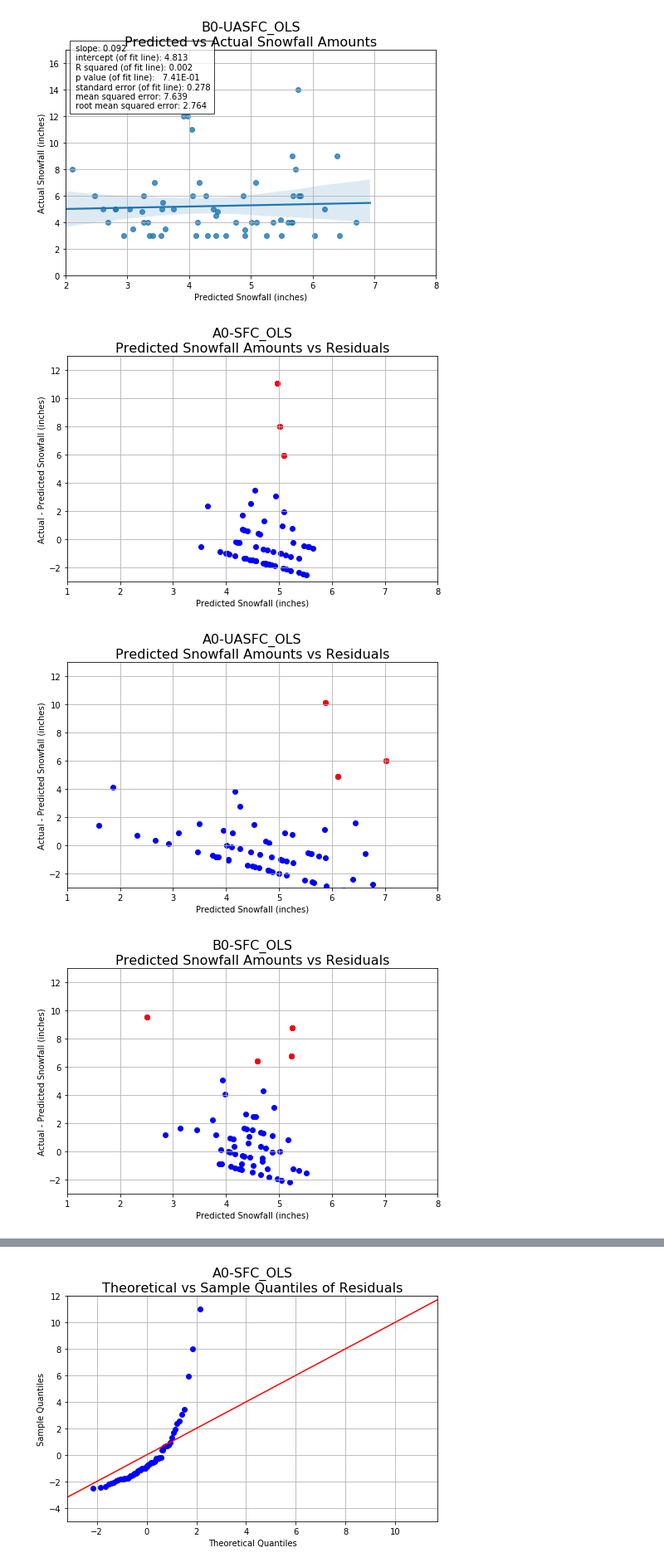
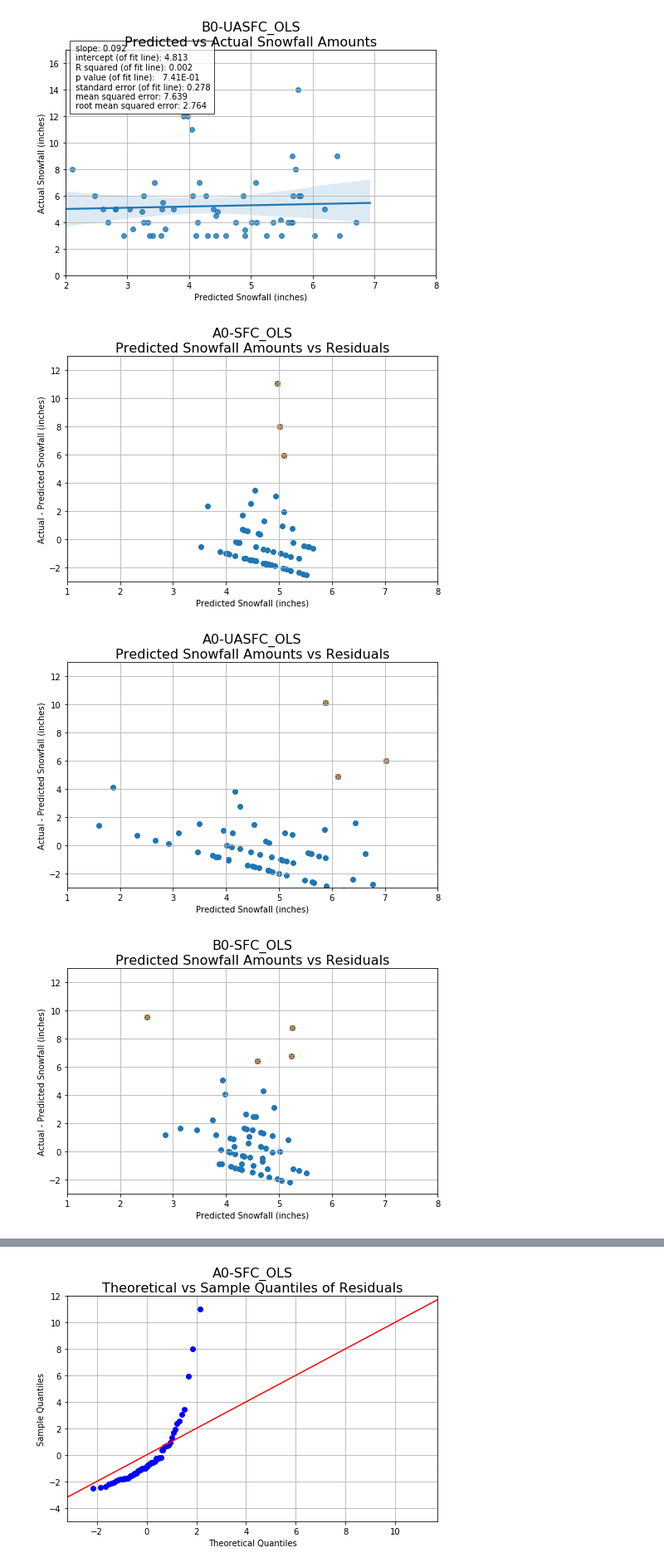
Before and after one commit to dustinrapp/Capstone_Springboard_Intermediate_Python, a Jupyter notebook: Analysis Notebooks/9_OLS_Metrics.ipynb, the cells around one changed output, grey strips where cells are left out. Shown at 83% size. Saved outputs shown, nothing was run; the diff lists cells and outputs as text; code cells hidden in the pictures.

```diff
--- a/Analysis Notebooks/9_OLS_Metrics.ipynb
+++ b/Analysis Notebooks/9_OLS_Metrics.ipynb
@@ -219,28 +219,27 @@ B0-UASFC_OLS
 # %%
 for scenario in np.arange(0, len(model_data), 1):
 
    actual_snf = model_data[scenario]['actual_snf']
    predicted_snf = model_data[scenario]['predicted_snf']
-   actual_snf_gt10 = model_data[scenario]['actual_snf'][model_data[scenario]['actual_snf']>=10]
-   predicted_snf_gt10 = model_data[scenario]['predicted_snf'][model_data[scenario]['actual_snf']>=10]
+   actual_snf_gt6 = model_data[scenario]['actual_snf'][model_data[scenario]['actual_snf']>=10]
+   predicted_snf_gt6 = model_data[scenario]['predicted_snf'][model_data[scenario]['actual_snf']>=10]
 
    fig = plt.figure(figsize=(8,5))
 
 
 
-   plt.scatter(predicted_snf, actual_snf - predicted_snf, color ='b')
-   plt.scatter(predicted_snf_gt10, actual_snf_gt10 - predicted_snf_gt10, color ='red')
-
+   plt.scatter(predicted_snf, actual_snf - predicted_snf)
+   plt.scatter(predicted_snf_gt6, actual_snf_gt6 - predicted_snf_gt6, marker = 'x')
 
    plt.ylabel('Actual - Predicted Snowfall (inches)')
    plt.xlabel('Predicted Snowfall (inches)')
    plt.xlim([1,8])
    plt.ylim([-3,13])
    plt.grid(True)
    plt.title('Predicted vs Actual Snowfall Amounts', fontsize = 16)
    plt.savefig('C:/Users/RAPP/Documents/Capstone/Report/figs/resid_vs_pred_'+descriptors[scenario]+'.png',bbox_inches='tight')
    plt.title(descriptors[scenario]+'\nPredicted Snowfall Amounts vs Residuals', fontsize = 16)
 # %% [output]
-[figure, old version]
+[figure, new version]
-[figure, old version]
+[figure, new version]
-[figure, old version]
+[figure, new version]
```
Also changed, not shown: parts of 1 cell of this notebook.
